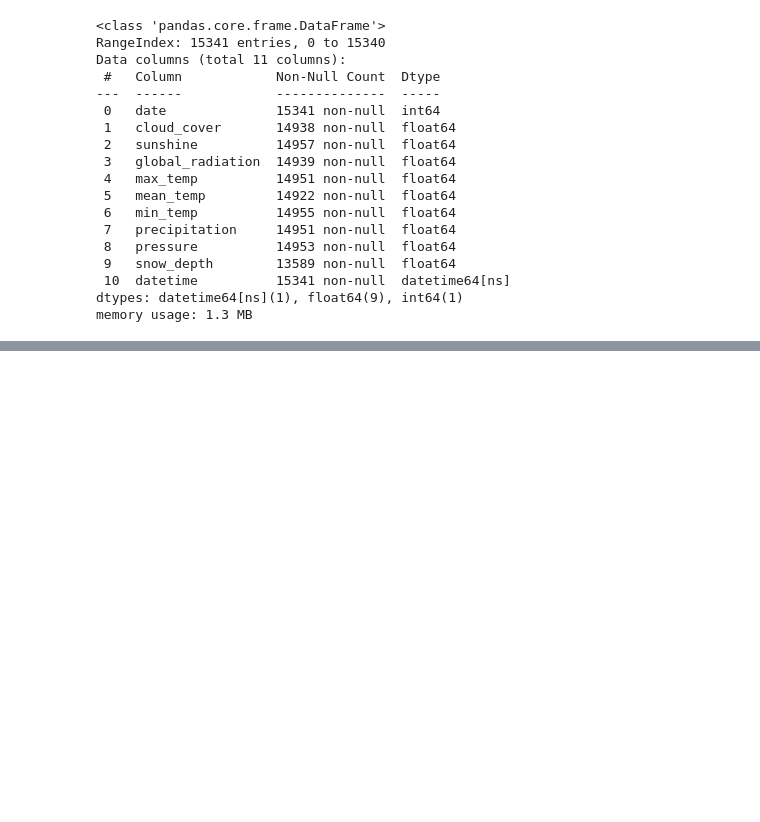
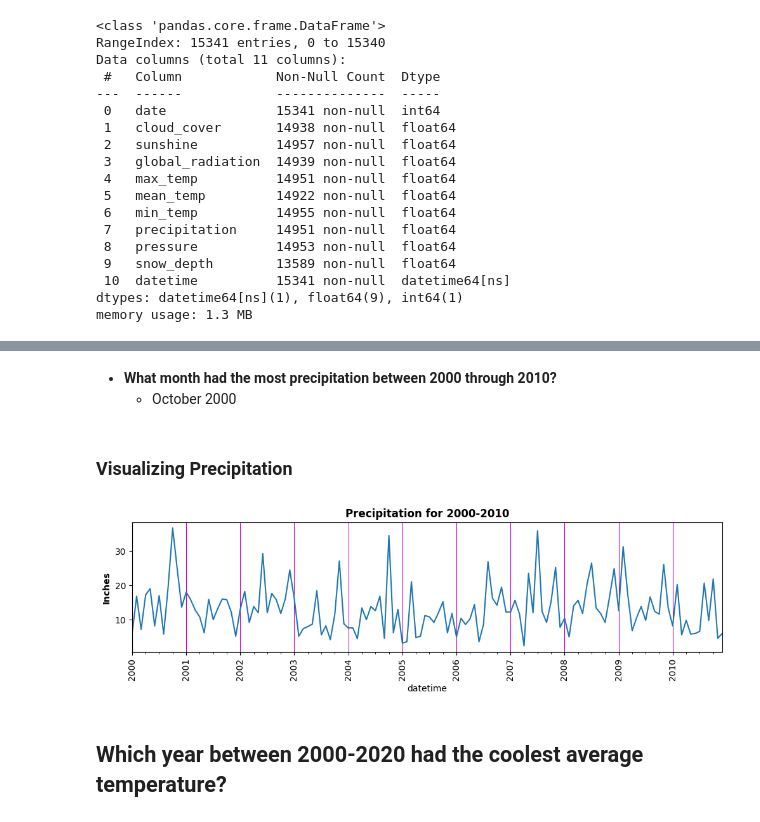
Before and after one commit to patelmedha/Resampling-Datetime-Data, a Jupyter notebook: Resampling Datetime Data.ipynb, the cells around one changed output, grey strips where cells are left out. Cells and saved outputs as stored; diff of their text form; code cells hidden in the pictures; blank space fills up the shorter version.

```diff
--- a/Resampling Datetime Data.ipynb
+++ b/Resampling Datetime Data.ipynb
@@ -114,0 +185,5 @@ memory usage: 1.3 MB
+# %%
+# Set frequency to daily
+df = df.asfreq('D')
+#Preview index to ensure frequency is updated
+df.index
@@ -114,0 +219,12 @@ memory usage: 1.3 MB
+# %%
+#max_temp column
+df['max_temp'] = df['max_temp'].interpolate()
+
+# mean_temp column
+df['mean_temp'] = df['mean_temp'].interpolate()
+
+# min_temp column
+df['min_temp'] = df['min_temp'].interpolate()
+
+#precipitation
+df['precipitation'] = df['precipitation'].interpolate()
@@ -114,0 +233,3 @@ memory usage: 1.3 MB
+# %%
+#snow_depth column
+df['snow_depth'] = df['snow_depth'].fillna(method='ffill')
@@ -114,0 +254,5 @@ memory usage: 1.3 MB
+# %%
+df00_10 = df.loc['2000':'2010']
+# Setting frequency to monthly- 1st of the month
+df00_10 = df00_10.resample('MS').max()
+df00_10
@@ -114,0 +280,5 @@ memory usage: 1.3 MB
+# %% [markdown]
+- **What month had the most precipitation between 2000 through 2010?**
+    - October 2000
+# %% [markdown]
+### Visualizing Precipitation
@@ -114,0 +287,14 @@ memory usage: 1.3 MB
+# %%
+# Plot the feature and time period that corresponds to the question.
+fig, ax = plt.subplots(figsize=(12,3))
+#plotting just the precipitation feature by year
+df00_10['precipitation'].plot(ax=ax)
+ax.grid(which='major', axis='x', color='m')
+#Setting labels
+ax.set_ylabel('Inches', fontweight='bold')
+ax.set_title('Precipitation for 2000-2010', fontweight='bold')
+fig.autofmt_xdate(rotation=90, ha='center');
+# %% [output]
+[figure, added]
+# %% [markdown]
+## Which year between 2000-2020 had the coolest average temperature?
```
Also changed, not shown: parts of 25 cells of this notebook.
